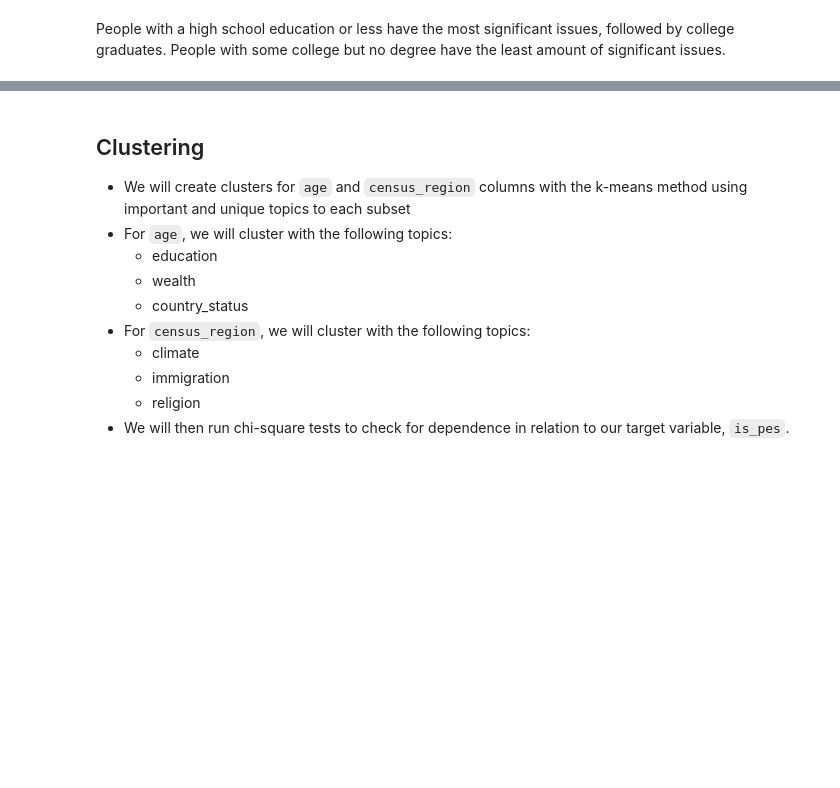
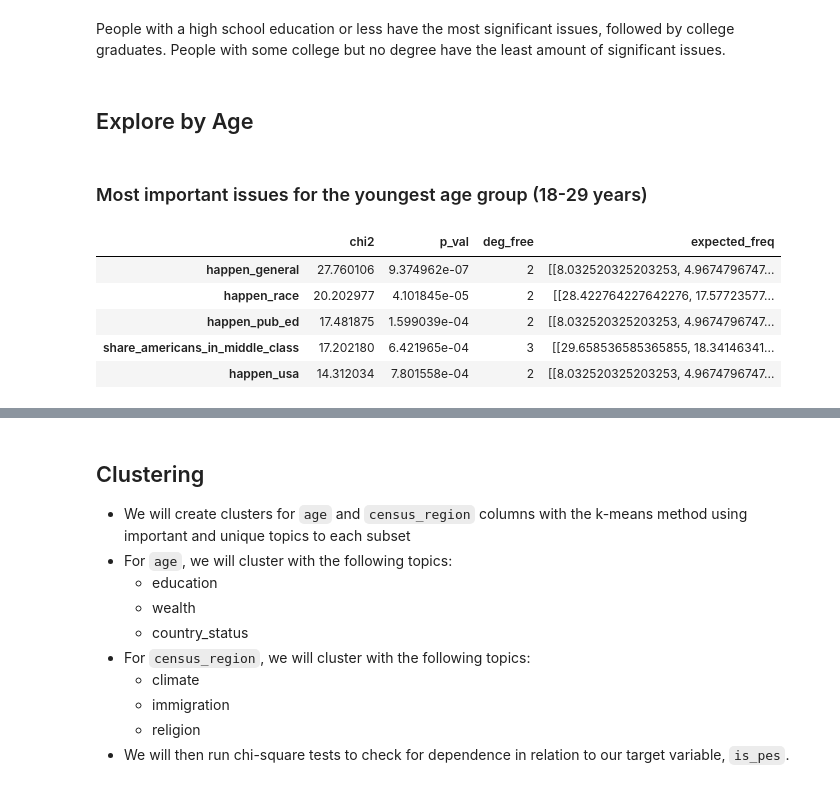
Before and after one commit to american-perspectives-capstone/american-attitudes, a Jupyter notebook: final_notebook.ipynb, the cells around one changed output, grey strips where cells are left out. Saved outputs shown, nothing was run; the diff lists cells and outputs as text; code cells hidden in the pictures; blank space fills up the shorter version.

```diff
--- a/final_notebook.ipynb
+++ b/final_notebook.ipynb
@@ -1541,3 +1543,33 @@ important_for_only_college_graduates
  'worry_climate'}
 # %% [markdown]
 People with a high school education or less have the most significant issues, followed by college graduates. People with some college but no degree have the least amount of significant issues.
+# %% [markdown]
+<a name='age'></a>
+## Explore by Age
+# %%
+#Ages 18-29
+youngest_train = train[train.age == '18-29']
+
+#Ages 30-49
+young_train = train[train.age == '30-49']
+
+#Ages 50-64
+old_train = train[train.age == '50-64']
+
+#Ages 65+
+oldest_train = train[train.age == '65+']
+# %% [markdown]
+### Most important issues for the youngest age group (18-29 years)
+# %%
+# Generate object
+obj_youngest = e.generate_and_return_obj(youngest_train)
+# Examine the chi2 results and return the most signficant values from them
+issues_youngest = obj_youngest.chi2_df.sort_values(by='p_val')
+issues_youngest.head(5)
+# %% [output]
+|  | chi2 | p_val | deg_free | expected_freq |
+| happen_general | 27.760106 | 9.374962e-07 | 2 | [[8.032520325203253, 4.9674796747... |
+| happen_race | 20.202977 | 4.101845e-05 | 2 | [[28.422764227642276, 17.57723577... |
+| happen_pub_ed | 17.481875 | 1.599039e-04 | 2 | [[8.032520325203253, 4.9674796747... |
+| share_americans_in_middle_class | 17.202180 | 6.421965e-04 | 3 | [[29.658536585365855, 18.34146341... |
+| happen_usa | 14.312034 | 7.801558e-04 | 2 | [[8.032520325203253, 4.9674796747... |
```
Also changed, not shown: parts of 118 cells of this notebook.
